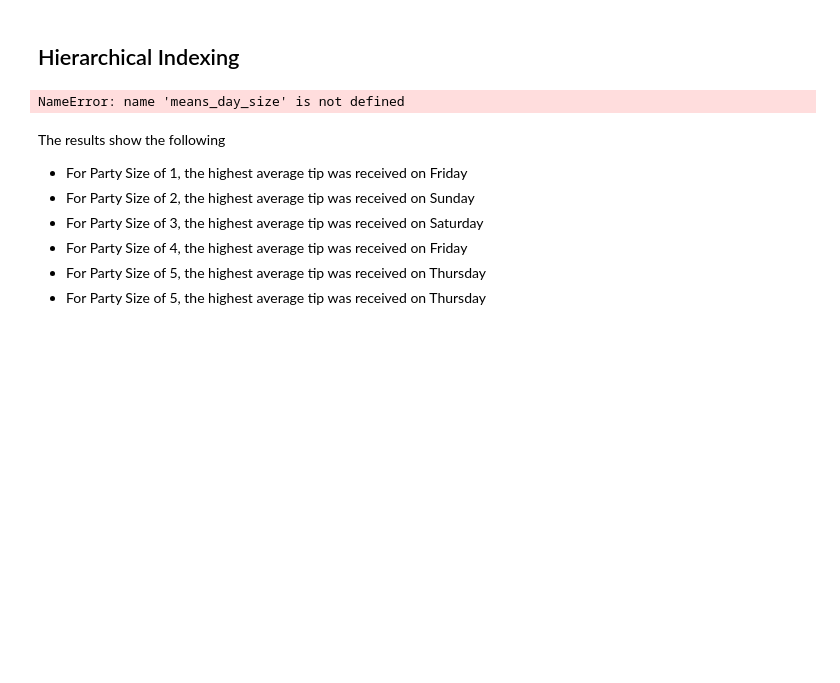
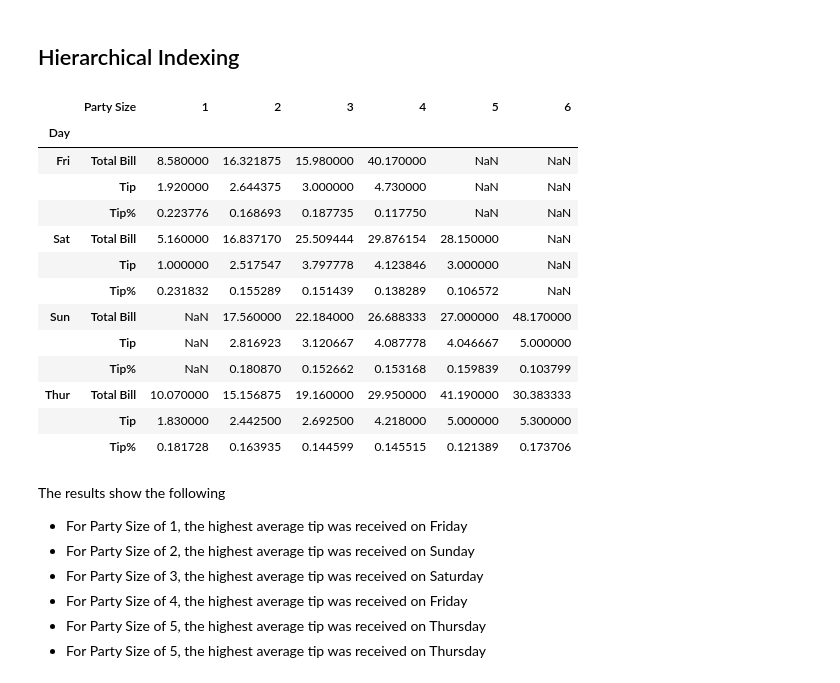
Before and after one commit to pcaulfie/fundamentals-project, a Jupyter notebook: Fundamentals of Data Analysis.ipynb, the cells around one changed output. Saved outputs shown, nothing was run; the diff lists cells and outputs as text; code cells hidden in the pictures; blank space fills up the shorter version.

```diff
--- a/Fundamentals of Data Analysis.ipynb
+++ b/Fundamentals of Data Analysis.ipynb
@@ -330,10 +330,26 @@ To complete this line of investigation, I decided to investigate if relationship
 ## Hierarchical Indexing
 # %%
 # Investigate if relationship between day and party size on tip%.
-# Adapted from McKinney (2019)
+# Adapted from McKinney 2019
+# use groupby function to group mean by Day & Party Size for the following columns Total Bill, Tip, Party Size and Tip %
+# Unstack displays Party Size in columns
+means_day_size = df.groupby(['Day','Party Size']).mean()
 means_day_size.stack().unstack('Party Size')
 # %% [output]
-NameError: name 'means_day_size' is not defined
+|  | Party Size | 1 | 2 | 3 | 4 | 5 | 6 |
+| Day |  |  |  |  |  |  |  |
+| Fri | Total Bill | 8.580000 | 16.321875 | 15.980000 | 40.170000 | NaN | NaN |
+|  | Tip | 1.920000 | 2.644375 | 3.000000 | 4.730000 | NaN | NaN |
+|  | Tip% | 0.223776 | 0.168693 | 0.187735 | 0.117750 | NaN | NaN |
+| Sat | Total Bill | 5.160000 | 16.837170 | 25.509444 | 29.876154 | 28.150000 | NaN |
+|  | Tip | 1.000000 | 2.517547 | 3.797778 | 4.123846 | 3.000000 | NaN |
+|  | Tip% | 0.231832 | 0.155289 | 0.151439 | 0.138289 | 0.106572 | NaN |
+| Sun | Total Bill | NaN | 17.560000 | 22.184000 | 26.688333 | 27.000000 | 48.170000 |
+|  | Tip | NaN | 2.816923 | 3.120667 | 4.087778 | 4.046667 | 5.000000 |
+|  | Tip% | NaN | 0.180870 | 0.152662 | 0.153168 | 0.159839 | 0.103799 |
+| Thur | Total Bill | 10.070000 | 15.156875 | 19.160000 | 29.950000 | 41.190000 | 30.383333 |
+|  | Tip | 1.830000 | 2.442500 | 2.692500 | 4.218000 | 5.000000 | 5.300000 |
+|  | Tip% | 0.181728 | 0.163935 | 0.144599 | 0.145515 | 0.121389 | 0.173706 |
 # %% [markdown]
 The results show the following
 * For Party Size of 1, the highest average tip was received on Friday
```
Also changed, not shown: parts of 22 cells of this notebook.
